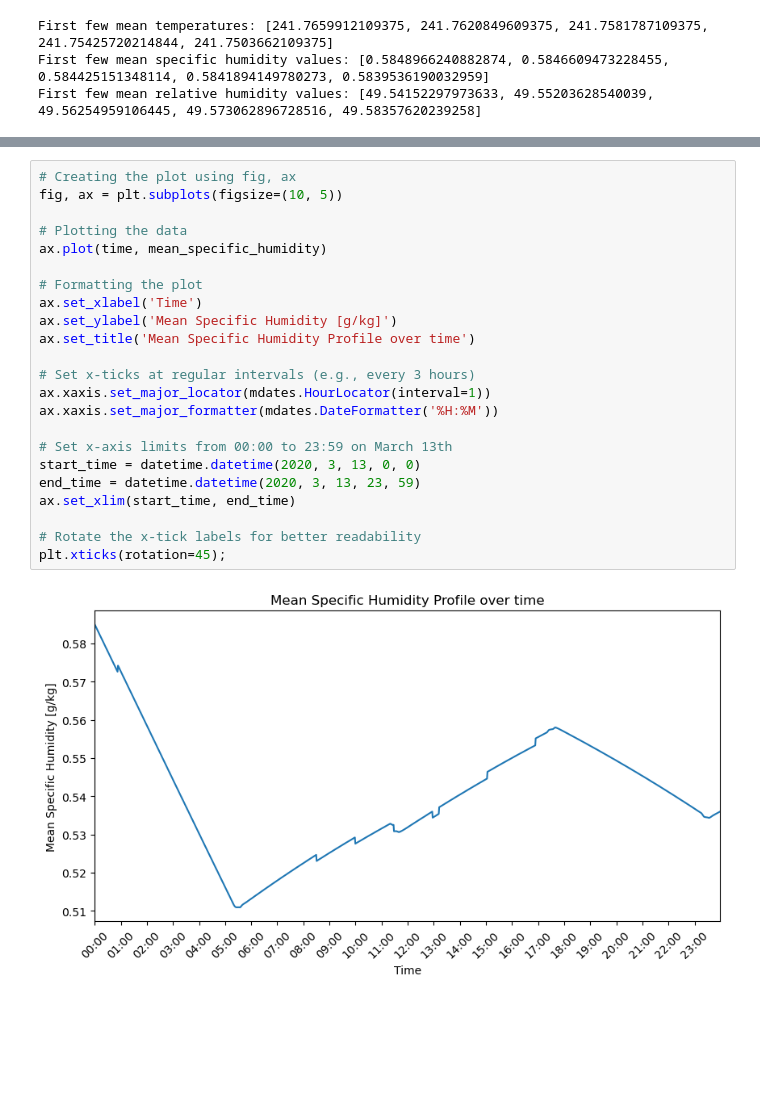
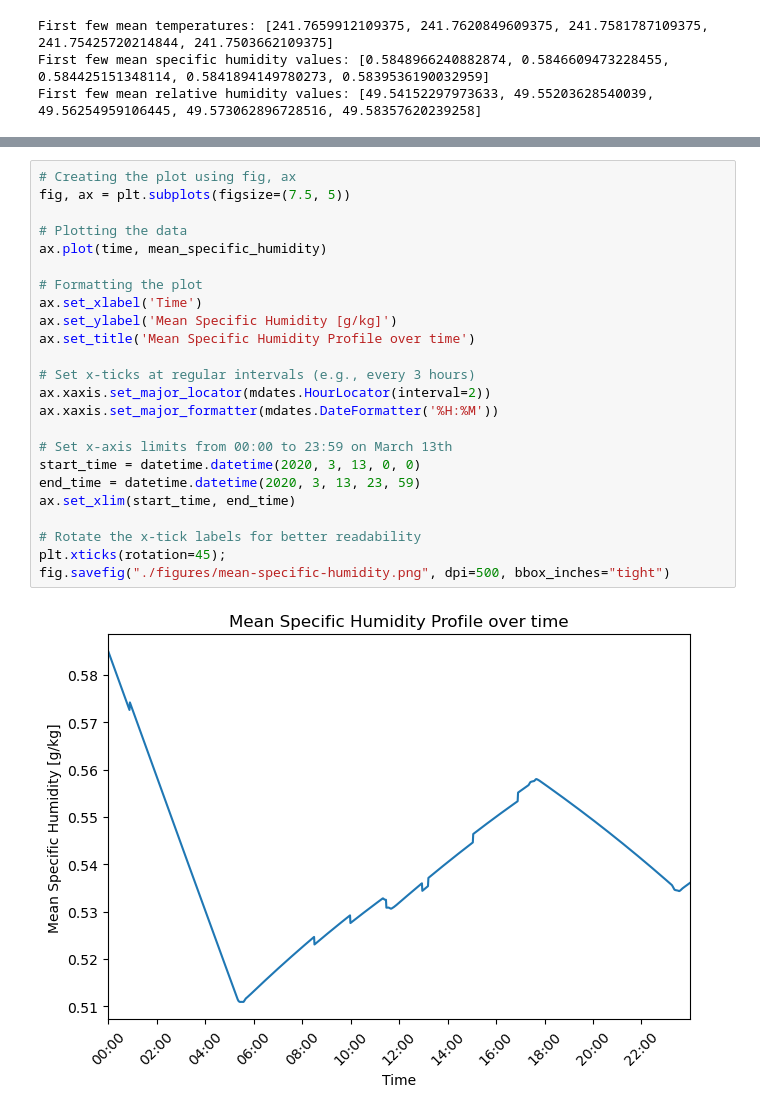
Before and after one commit to clevernat/BL-term-project, a Jupyter notebook: term-project.ipynb, the cells around one changed output, grey strips where cells are left out. Drawn from its saved outputs; the diff is of its cells as text; blank space fills up the shorter version.

```diff
--- a/term-project.ipynb
+++ b/term-project.ipynb
@@ -202,27 +241,28 @@ plt.xticks(rotation=45);
 # %%
 # Creating the plot using fig, ax
-fig, ax = plt.subplots(figsize=(10, 5))
+fig, ax = plt.subplots(figsize=(7.5, 5))
 
 # Plotting the data
 ax.plot(time, mean_specific_humidity)
 
 # Formatting the plot
 ax.set_xlabel('Time')
 ax.set_ylabel('Mean Specific Humidity [g/kg]')
 ax.set_title('Mean Specific Humidity Profile over time')
 
 # Set x-ticks at regular intervals (e.g., every 3 hours)
-ax.xaxis.set_major_locator(mdates.HourLocator(interval=1))
+ax.xaxis.set_major_locator(mdates.HourLocator(interval=2))
 ax.xaxis.set_major_formatter(mdates.DateFormatter('%H:%M'))
 
 # Set x-axis limits from 00:00 to 23:59 on March 13th
 start_time = datetime.datetime(2020, 3, 13, 0, 0)
 end_time = datetime.datetime(2020, 3, 13, 23, 59)
 ax.set_xlim(start_time, end_time)
 
 # Rotate the x-tick labels for better readability
 plt.xticks(rotation=45);
+fig.savefig("./figures/mean-specific-humidity.png", dpi=500, bbox_inches="tight")
 # %% [output]
-[figure, old version]
+[figure, new version]
 # %%
 # Creating the plot using fig, ax
```
Also changed, not shown: parts of 14 cells of this notebook, 11 other files.
